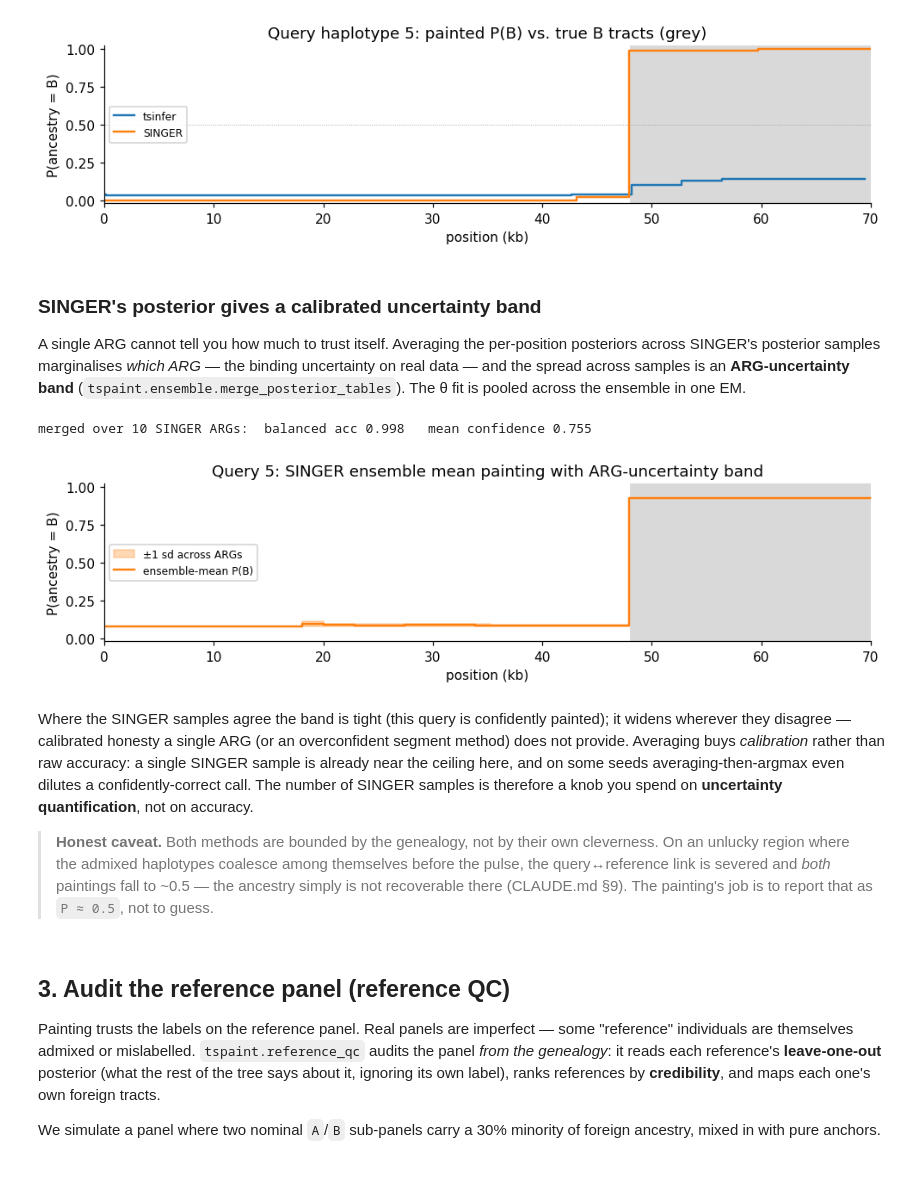
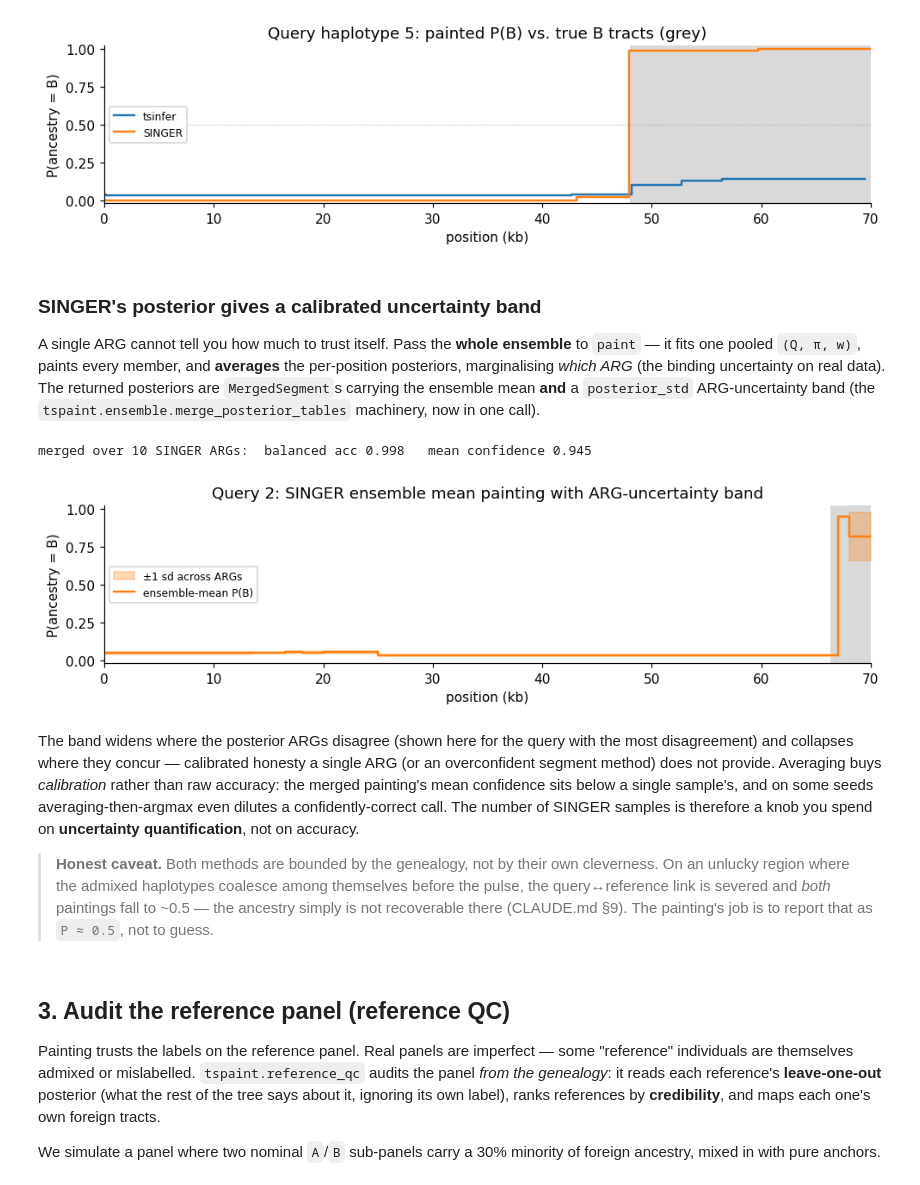
Before and after one commit to munch-group/tspaint, a Jupyter notebook: docs/notebooks/showcase.ipynb, the cells around one changed output. Saved outputs shown, nothing was run; the diff lists cells and outputs as text; code cells hidden in the pictures.

Commit message:
showcase: use paint(ensemble) for the SINGER calibrated-band section
Replace the manual fit([G..],[labels]*M) + per-member posterior_table +
merge_posterior_tables recipe in §2 with the new one-call
paint(ensemble, labels, queries) — its .posteriors are the merged
MergedSegments (mean + posterior_std band). The band plot now picks the
query whose posterior ARGs disagree most, so the ARG-uncertainty band is
clearly visible (tight where the SINGER samples concur, wide where they
don't). Re-executed; 0 errors.

Co-Authored-By: Claude Opus 4.8 (1M context) <noreply@anthropic.com>

```diff
--- a/docs/notebooks/showcase.ipynb
+++ b/docs/notebooks/showcase.ipynb
@@ -185,51 +185,46 @@ plt.tight_layout(); plt.show()
 # %% [markdown]
 ### SINGER's posterior gives a calibrated uncertainty band
 
-A single ARG cannot tell you how much to trust itself. Averaging the per-position posteriors
-across SINGER's posterior samples marginalises *which ARG* — the binding uncertainty on real
-data — and the spread across samples is an **ARG-uncertainty band**
-(`tspaint.ensemble.merge_posterior_tables`). The θ fit is pooled across the ensemble in one
-EM.
+A single ARG cannot tell you how much to trust itself. Pass the **whole ensemble** to `paint` —
+it fits one pooled `(Q, π, w)`, paints every member, and **averages** the per-position
+posteriors, marginalising *which ARG* (the binding uncertainty on real data). The returned
+posteriors are `MergedSegment`s carrying the ensemble mean **and** a `posterior_std`
+ARG-uncertainty band (the `tspaint.ensemble.merge_posterior_tables` machinery, now in one call).
 # %%
-from tspaint.em import fit, build_emissions
-from tspaint.output import posterior_table
-from tspaint.ensemble import merge_posterior_tables
-
-res = fit(ensemble, [labels] * len(ensemble), K=2,
-          Q0=tspaint.make_generator_2state(1e-3, 1e-3), max_iter=6)
-tables = [posterior_table(g, res.Q, res.pi, build_emissions(g, labels, res.w, res.pi),
-                          focal=queries) for g in ensemble]
-merged = merge_posterior_tables(tables)
+# paint() takes the whole ensemble directly: one pooled fit, paint each member, then average
+# the per-position posteriors into MergedSegments (the mean painting + a posterior_std band).
+merged = tspaint.paint(ensemble, labels, queries).posteriors
 print(f"merged over {len(ensemble)} SINGER ARGs:  balanced acc "
       f"{balanced_accuracy(merged, truth_states, samples=queries):.3f}   "
       f"mean confidence {mean_confidence(merged, samples=queries):.3f}")
 
-# Plot the mean painting +/- 1 sd across the ensemble for one query.
-seg = merged[q]
+# Plot the mean painting +/- 1 sd across the ensemble for the query whose ARGs disagree most.
+qb = max(queries, key=lambda s: max((sg.posterior_std[1] for sg in merged[s]), default=0.0))
+seg = merged[qb]
 xs = np.array([x for s in seg for x in (s.left, s.right)]) / 1e3
 mu = np.array([s.posterior[1] for s in seg for _ in (0, 1)])
 sd = np.array([s.posterior_std[1] for s in seg for _ in (0, 1)])
 fig, ax = plt.subplots(figsize=(9, 2.6))
-for (l, r, st) in truth_states[q]:
+for (l, r, st) in truth_states[qb]:
     if st == 1: ax.axvspan(l / 1e3, r / 1e3, color="0.85", lw=0)
 ax.fill_between(xs, np.clip(mu - sd, 0, 1), np.clip(mu + sd, 0, 1),
                 color="C1", alpha=0.30, label="±1 sd across ARGs")
 ax.plot(xs, mu, color="C1", lw=1.6, label="ensemble-mean P(B)")
 ax.set(ylim=(-0.02, 1.02), xlim=(0, SEQLEN / 1e3),
-       title=f"Query {q}: SINGER ensemble mean painting with ARG-uncertainty band",
+       title=f"Query {qb}: SINGER ensemble mean painting with ARG-uncertainty band",
        xlabel="position (kb)", ylabel="P(ancestry = B)")
 ax.legend(loc="center left", fontsize=8, framealpha=0.9)
 plt.tight_layout(); plt.show()
 # %% [output]
-merged over 10 SINGER ARGs:  balanced acc 0.998   mean confidence 0.755
+merged over 10 SINGER ARGs:  balanced acc 0.998   mean confidence 0.945
-[figure, old version]
+[figure, new version]
 # %% [markdown]
-Where the SINGER samples agree the band is tight (this query is confidently painted); it
-widens wherever they disagree — calibrated honesty a single ARG (or an overconfident segment
-method) does not provide. Averaging buys *calibration* rather than raw accuracy: a single
-SINGER sample is already near the ceiling here, and on some seeds averaging-then-argmax even
-dilutes a confidently-correct call. The number of SINGER samples is therefore a knob you spend
-on **uncertainty quantification**, not on accuracy.
+The band widens where the posterior ARGs disagree (shown here for the query with the most
+disagreement) and collapses where they concur — calibrated honesty a single ARG (or an
+overconfident segment method) does not provide. Averaging buys *calibration* rather than raw
+accuracy: the merged painting's mean confidence sits below a single sample's, and on some seeds
+averaging-then-argmax even dilutes a confidently-correct call. The number of SINGER samples is
+therefore a knob you spend on **uncertainty quantification**, not on accuracy.
 
 > **Honest caveat.** Both methods are bounded by the genealogy, not by their own cleverness.
 > On an unlucky region where the admixed haplotypes coalesce among themselves before the
```
